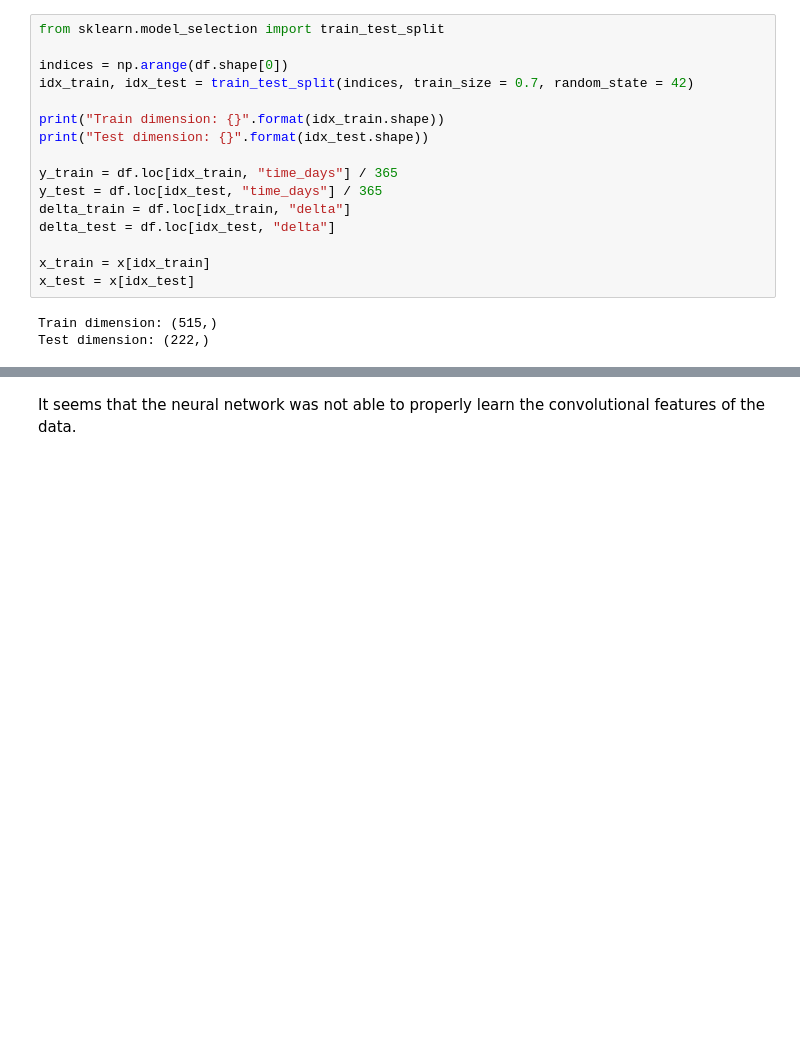
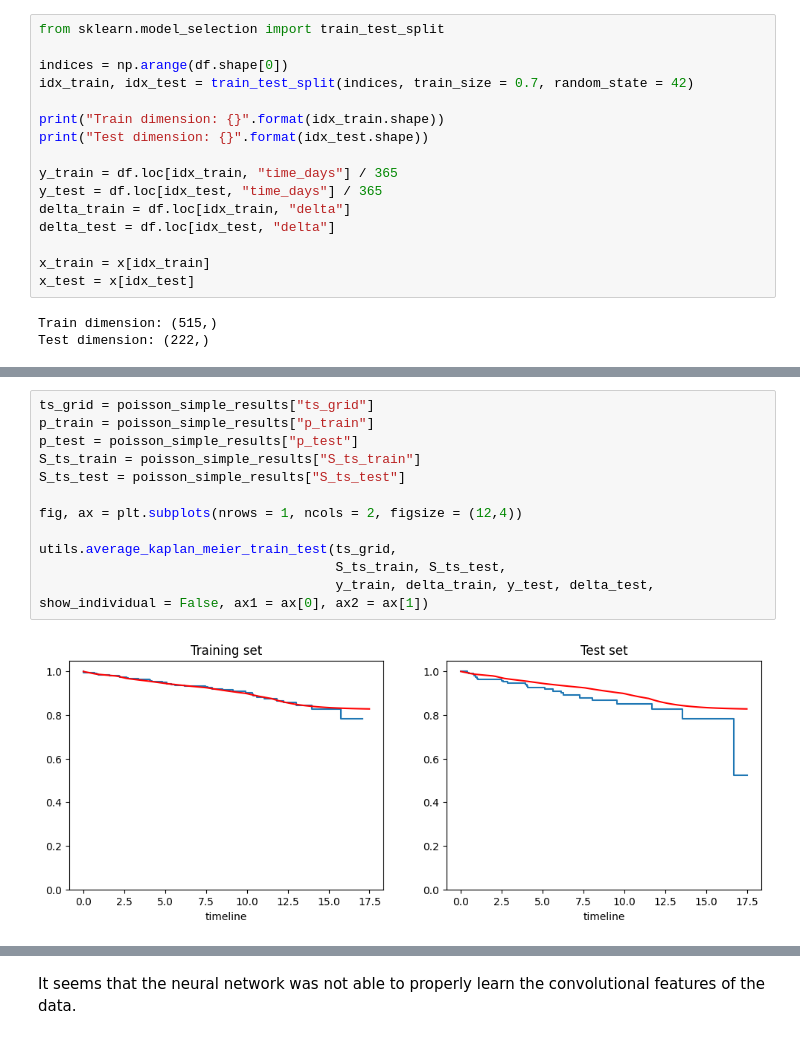
Before and after one commit to nhilariosilva/gndr_mpscr, a Jupyter notebook: OASIS - Flexible.ipynb, the cells around one changed output, grey strips where cells are left out. Saved outputs shown, nothing was run; the diff lists cells and outputs as text; blank space fills up the shorter version.

```diff
--- a/OASIS - Flexible.ipynb
+++ b/OASIS - Flexible.ipynb
@@ -104,0 +249,14 @@ Test dimension: (222,)
+# %%
+ts_grid = poisson_simple_results["ts_grid"]
+p_train = poisson_simple_results["p_train"]
+p_test = poisson_simple_results["p_test"]
+S_ts_train = poisson_simple_results["S_ts_train"]
+S_ts_test = poisson_simple_results["S_ts_test"]
+
+fig, ax = plt.subplots(nrows = 1, ncols = 2, figsize = (12,4))
+
+utils.average_kaplan_meier_train_test(ts_grid,
+                                      S_ts_train, S_ts_test,
+                                      y_train, delta_train, y_test, delta_test, show_individual = False, ax1 = ax[0], ax2 = ax[1])
+# %% [output]
+[figure, added]
```
Also changed, not shown: parts of 35 cells of this notebook, 3 other files.
